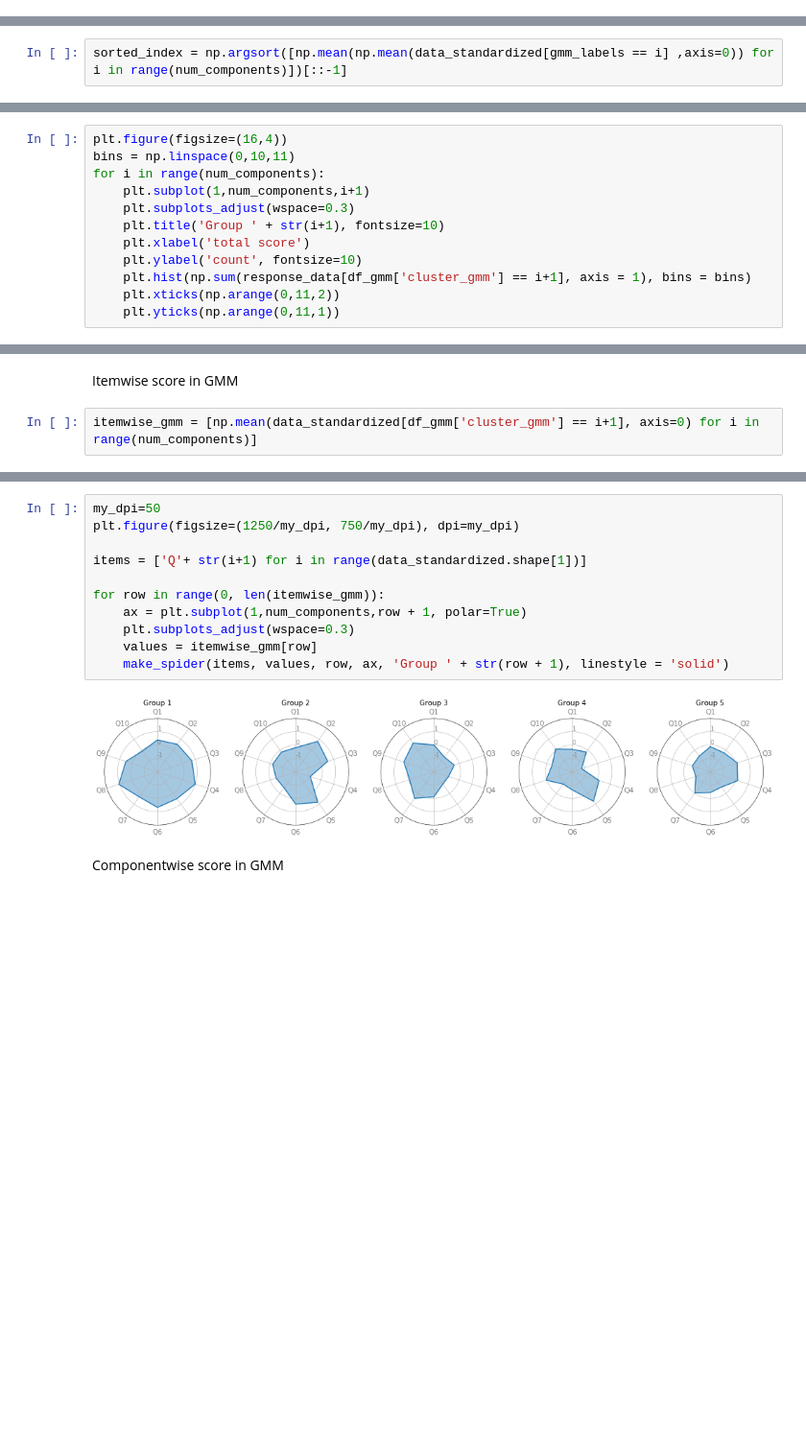
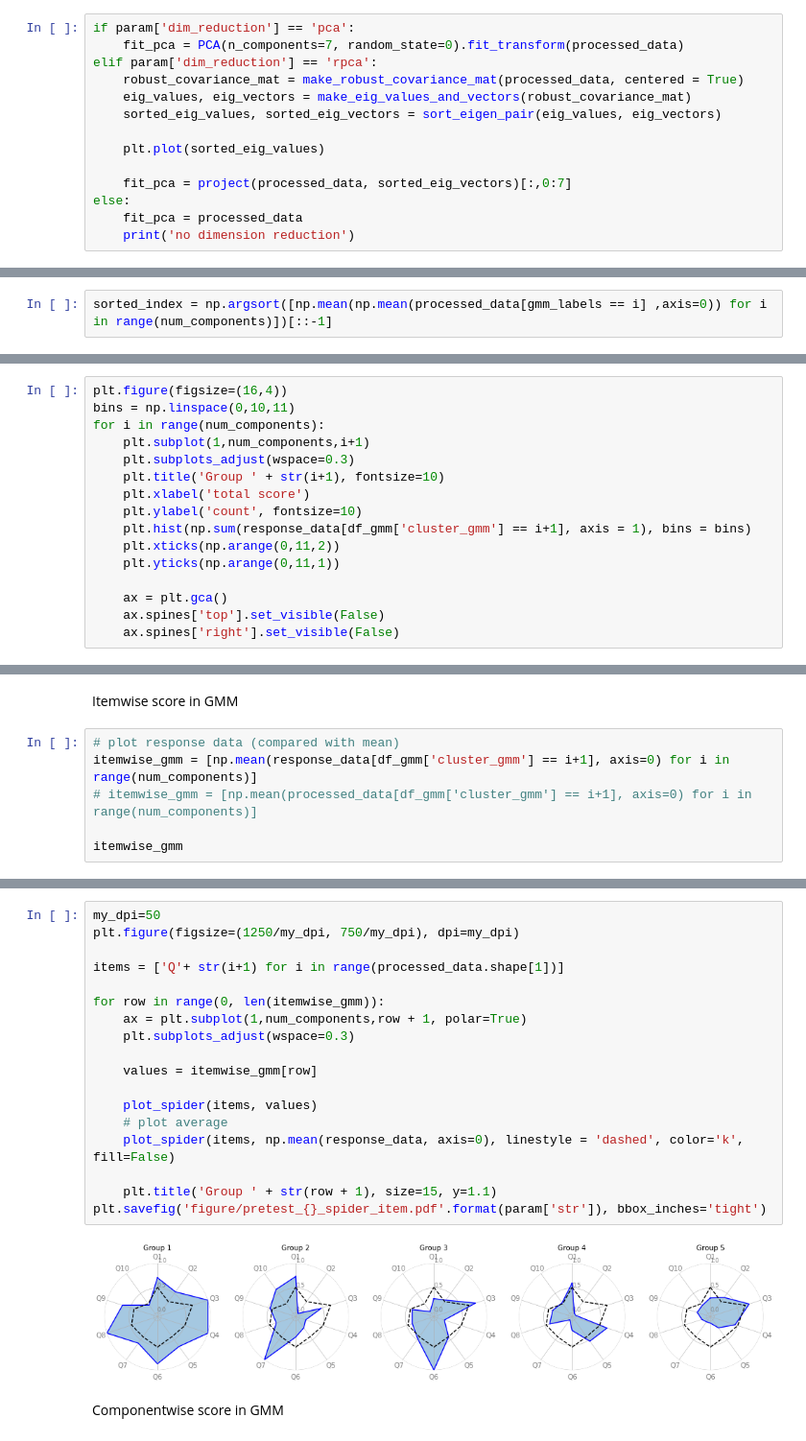
Before and after one commit to Jangwonjin/Learning_achievement_analysis, a Jupyter notebook: maincode_GMM-PCA.ipynb, the cells around one changed output, grey strips where cells are left out. Shown at 96% size. Saved outputs shown, nothing was run; the diff lists cells and outputs as text; blank space fills up the shorter version.

Commit message:
used this code for all the params

```diff
--- a/maincode_GMM-PCA.ipynb
+++ b/maincode_GMM-PCA.ipynb
@@ -29,0 +92,14 @@ fit_pca = PCA(n_components=7, random_state=0).fit_transform(data_standardized)
+# %%
+if param['dim_reduction'] == 'pca':
+    fit_pca = PCA(n_components=7, random_state=0).fit_transform(processed_data)
+elif param['dim_reduction'] == 'rpca':
+    robust_covariance_mat = make_robust_covariance_mat(processed_data, centered = True)
+    eig_values, eig_vectors = make_eig_values_and_vectors(robust_covariance_mat)
+    sorted_eig_values, sorted_eig_vectors = sort_eigen_pair(eig_values, eig_vectors)
+
+    plt.plot(sorted_eig_values)
+
+    fit_pca = project(processed_data, sorted_eig_vectors)[:,0:7]
+else:
+    fit_pca = processed_data
+    print('no dimension reduction')
@@ -46,7 +121,7 @@ GaussianMixture(covariance_type='full', init_params='kmeans', max_iter=100,
 # %%
 gmm_labels = gmm.predict(fit_pca)
 # %%
-sorted_index = np.argsort([np.mean(np.mean(data_standardized[gmm_labels == i] ,axis=0)) for i in range(num_components)])[::-1]
+sorted_index = np.argsort([np.mean(np.mean(processed_data[gmm_labels == i] ,axis=0)) for i in range(num_components)])[::-1]
 # %%
 df_gmm = pd.DataFrame(fit_pca)
 df_gmm['cluster_gmm'] = sort_categories_by_mean(gmm_labels, sorted_index)
@@ -71,4 +146,8 @@ for i in range(num_components):
     plt.hist(np.sum(response_data[df_gmm['cluster_gmm'] == i+1], axis = 1), bins = bins)
     plt.xticks(np.arange(0,11,2))
     plt.yticks(np.arange(0,11,1))
+
+    ax = plt.gca()
+    ax.spines['top'].set_visible(False)
+    ax.spines['right'].set_visible(False)
 # %% [output]
@@ -76,4 +155,8 @@ for i in range(num_components):
 # %% [markdown]
 Itemwise score in GMM
 # %%
-itemwise_gmm = [np.mean(data_standardized[df_gmm['cluster_gmm'] == i+1], axis=0) for i in range(num_components)]
+# plot response data (compared with mean)
+itemwise_gmm = [np.mean(response_data[df_gmm['cluster_gmm'] == i+1], axis=0) for i in range(num_components)]
+# itemwise_gmm = [np.mean(processed_data[df_gmm['cluster_gmm'] == i+1], axis=0) for i in range(num_components)]
+
+itemwise_gmm
@@ -80,16 +173,23 @@ itemwise_gmm = [np.mean(data_standardized[df_gmm['cluster_gmm'] == i+1], axis=0)
 # %%
 my_dpi=50
 plt.figure(figsize=(1250/my_dpi, 750/my_dpi), dpi=my_dpi)
 
-items = ['Q'+ str(i+1) for i in range(data_standardized.shape[1])]
+items = ['Q'+ str(i+1) for i in range(processed_data.shape[1])]
 
 for row in range(0, len(itemwise_gmm)):
     ax = plt.subplot(1,num_components,row + 1, polar=True)
     plt.subplots_adjust(wspace=0.3)
+
     values = itemwise_gmm[row]
-    make_spider(items, values, row, ax, 'Group ' + str(row + 1), linestyle = 'solid')
+
+    plot_spider(items, values)
+    # plot average
+    plot_spider(items, np.mean(response_data, axis=0), linestyle = 'dashed', color='k', fill=False)
+
+    plt.title('Group ' + str(row + 1), size=15, y=1.1)
+plt.savefig('figure/pretest_{}_spider_item.pdf'.format(param['str']), bbox_inches='tight')
 # %% [output]
-[figure, old version]
+[figure, new version]
 # %% [markdown]
 Componentwise score in GMM
 # %%
```
Also changed, not shown: parts of 24 cells of this notebook.
